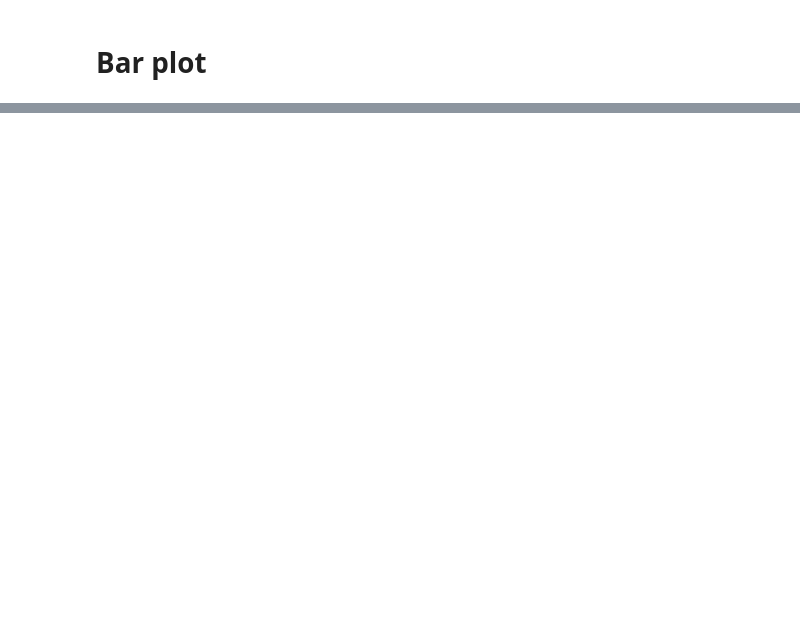
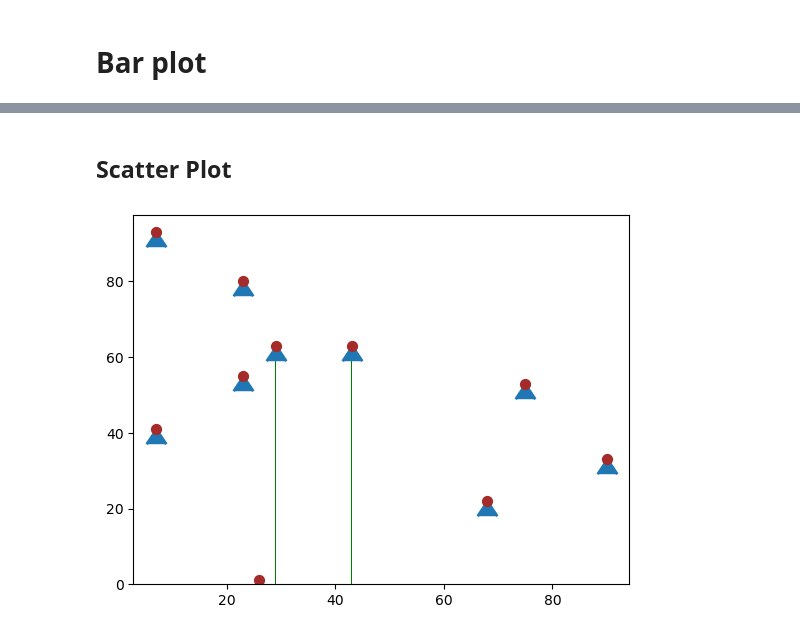
Before and after one commit to HanadIsmail/cttc-ai-ml-training, a Jupyter notebook: week1/Matplotlib/matplotlib_note.ipynb, the cells around one changed output, grey strips where cells are left out. Drawn from its saved outputs; the diff is of its cells as text; code cells hidden in the pictures; blank space fills up the shorter version.

```diff
--- a/week1/Matplotlib/matplotlib_note.ipynb
+++ b/week1/Matplotlib/matplotlib_note.ipynb
@@ -62,0 +73,12 @@ plt.show()
+# %% [markdown]
+## Scatter Plot
+# %%
+x = np.random.randint(1,100,(10))
+y = np.random.randint(1,100,(10))
+
+plt.bar(x,y,width=0.06,color='g')
+plt.scatter(x,y,marker=6,s=200,linewidths=2,edgecolors='y')
+plt.scatter(x,y,s=50,color='brown')
+plt.show()
+# %% [output]
+[figure, added]
```
Also changed, not shown: parts of 9 cells of this notebook, 2 other files.
